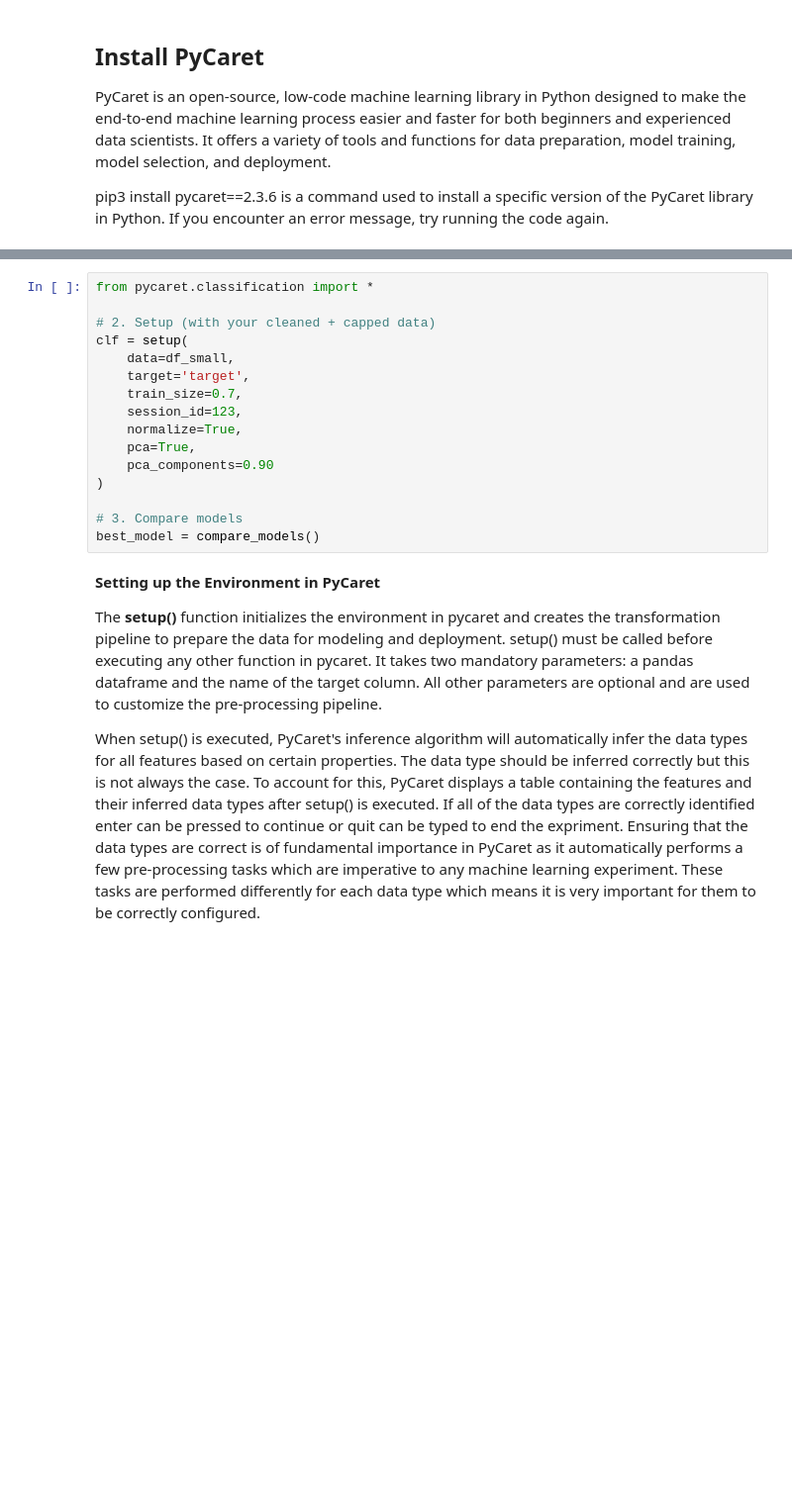
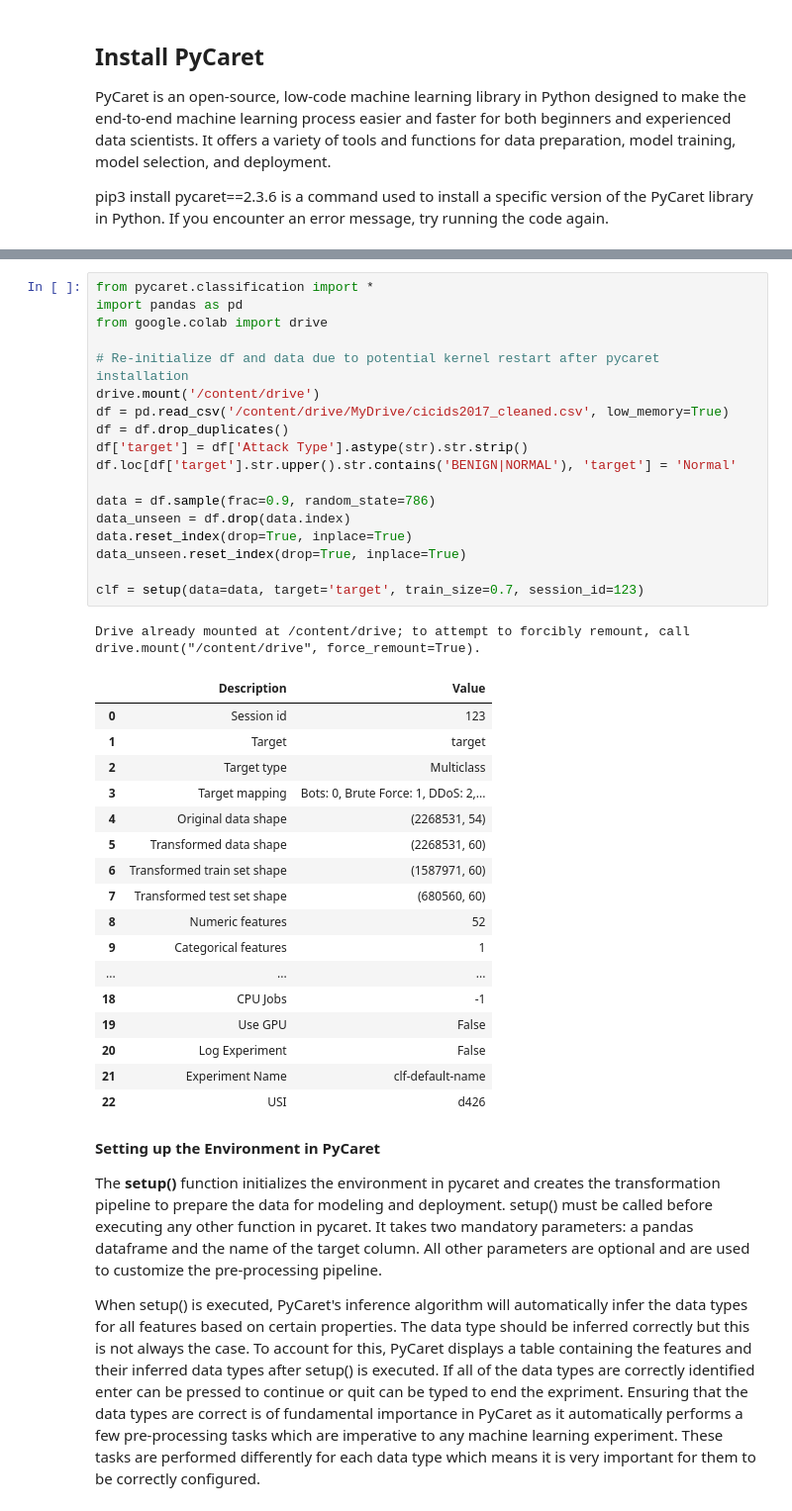
Before and after one commit to Ola-Steeve/INSE6220, a Jupyter notebook: Sample Project Classification with PyCaret.ipynb, the cells around one changed output, grey strips where cells are left out. Shown at 99% size. Cells and saved outputs as stored; diff of their text form; blank space fills up the shorter version.

```diff
--- a/Sample Project Classification with PyCaret.ipynb
+++ b/Sample Project Classification with PyCaret.ipynb
@@ -489,19 +677,40 @@ pip3 install pycaret==2.3.6 is a command used to install a specific version of t
-# %%
-from pycaret.classification import *
-
-# 2. Setup (with your cleaned + capped data)
-clf = setup(
-    data=df_small,
-    target='target',
-    train_size=0.7,
-    session_id=123,
-    normalize=True,
-    pca=True,
-    pca_components=0.90
-)
-
-# 3. Compare models
-best_model = compare_models()
+# %%
+from pycaret.classification import *
+import pandas as pd
+from google.colab import drive
+
+# Re-initialize df and data due to potential kernel restart after pycaret installation
+drive.mount('/content/drive')
+df = pd.read_csv('/content/drive/MyDrive/cicids2017_cleaned.csv', low_memory=True)
+df = df.drop_duplicates()
+df['target'] = df['Attack Type'].astype(str).str.strip()
+df.loc[df['target'].str.upper().str.contains('BENIGN|NORMAL'), 'target'] = 'Normal'
+
+data = df.sample(frac=0.9, random_state=786)
+data_unseen = df.drop(data.index)
+data.reset_index(drop=True, inplace=True)
+data_unseen.reset_index(drop=True, inplace=True)
+
+clf = setup(data=data, target='target', train_size=0.7, session_id=123)
+# %% [output]
+Drive already mounted at /content/drive; to attempt to forcibly remount, call drive.mount("/content/drive", force_remount=True).
+|  | Description | Value |
+| 0 | Session id | 123 |
+| 1 | Target | target |
+| 2 | Target type | Multiclass |
+| 3 | Target mapping | Bots: 0, Brute Force: 1, DDoS: 2,... |
+| 4 | Original data shape | (2268531, 54) |
+| 5 | Transformed data shape | (2268531, 60) |
+| 6 | Transformed train set shape | (1587971, 60) |
+| 7 | Transformed test set shape | (680560, 60) |
+| 8 | Numeric features | 52 |
+| 9 | Categorical features | 1 |
+| ... | ... | ... |
+| 18 | CPU Jobs | -1 |
+| 19 | Use GPU | False |
+| 20 | Log Experiment | False |
+| 21 | Experiment Name | clf-default-name |
+| 22 | USI | d426 |
 # %% [markdown]
 **Setting up the Environment in PyCaret**
 
```
Also changed, not shown: parts of 30 cells of this notebook.
